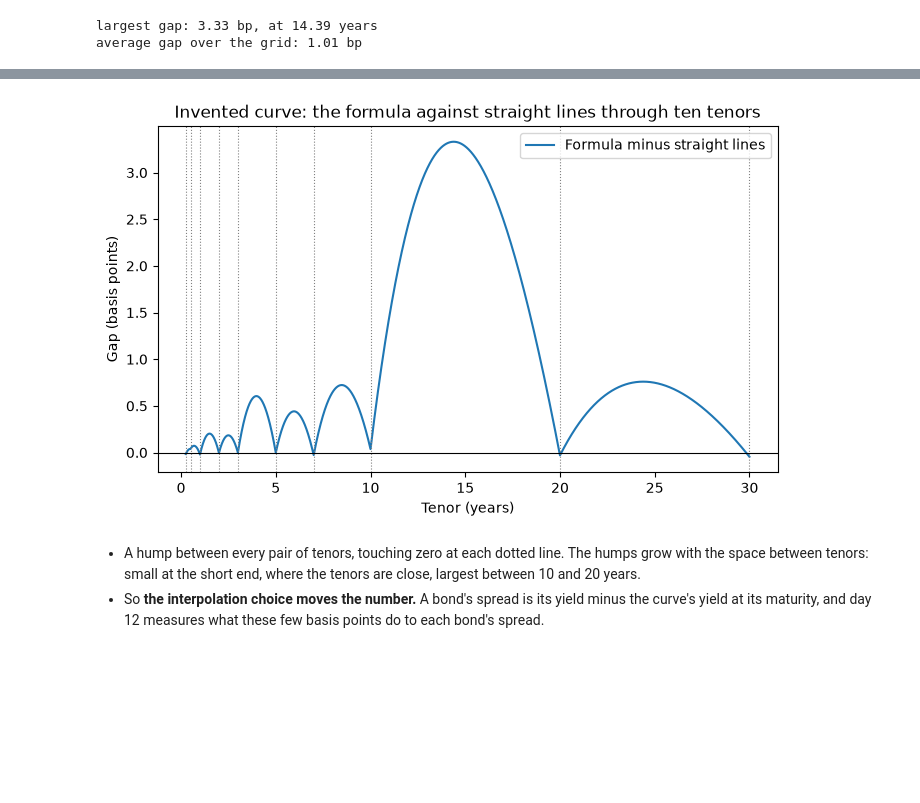
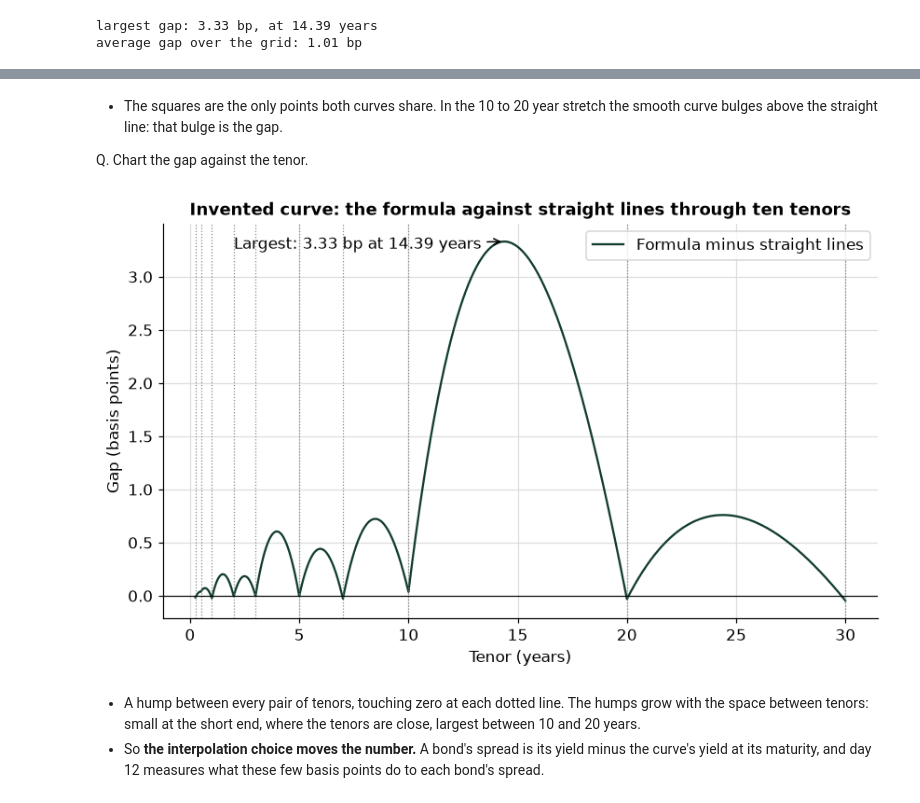
Before and after one commit to lenamonj/python-fixed-income, a Jupyter notebook: course2_bond_math/week3/day1/11_treasury_curve_interpolation.ipynb, the cells around one changed output, grey strips where cells are left out. Cells and saved outputs as stored; diff of their text form; code cells hidden in the pictures; blank space fills up the shorter version.

```diff
--- a/course2_bond_math/week3/day1/11_treasury_curve_interpolation.ipynb
+++ b/course2_bond_math/week3/day1/11_treasury_curve_interpolation.ipynb
@@ -73,6 +81,23 @@ import urllib.request
 from pathlib import Path
 
 import pandas as pd
+
+# the course's chart style, set once here so every chart in the notebook looks the same
+import matplotlib.pyplot as plt
+
+plt.rcParams.update({
+    "figure.figsize": (9, 5),          # width and height of a chart, in inches
+    "figure.dpi": 110,                 # sharpness on screen
+    "font.size": 11,
+    "axes.titlesize": 12,
+    "axes.titleweight": "bold",
+    # the course greens, then a grey, for the first four lines or bars of a chart
+    "axes.prop_cycle": plt.cycler(color=["#123d2f", "#1c7a57", "#7fd1a8", "#8c8c8c"]),
+    "axes.grid": True,                 # light gridlines, as in an Excel chart
+    "grid.color": "#dddddd",
+    "axes.spines.top": False,          # no box line above or to the right of the plot
+    "axes.spines.right": False,
+})
 
 # pytest runs the tests. A Colab runtime may not have it.
 try:
@@ -1363,17 +1487,24 @@ Q. Chart the gap against the tenor.
+# %% [markdown]
+* The squares are the only points both curves share. In the 10 to 20 year stretch the smooth curve bulges above the straight line: that bulge is the gap.
+
+Q. Chart the gap against the tenor.
 # %%
-fig, ax = plt.subplots(figsize=(8, 4.5))
+fig, ax = plt.subplots()
 ax.plot(grid, gap_bp, label="Formula minus straight lines")
 # a dotted line at each of the ten tenors, where the two agree
 for t in invented_tenors:
     ax.axvline(t, color="grey", linestyle=":", linewidth=0.8)
 ax.axhline(0, color="black", linewidth=0.8)
+# mark the largest gap
+ax.annotate(f"Largest: {gap_bp.max():.2f} bp at {grid[gap_bp.argmax()]:.2f} years", (grid[gap_bp.argmax()], gap_bp.max()),
+            textcoords="offset points", xytext=(-190, -5), arrowprops={"arrowstyle": "->"})
 ax.set_title("Invented curve: the formula against straight lines through ten tenors")
 ax.set_xlabel("Tenor (years)")
 ax.set_ylabel("Gap (basis points)")
 ax.legend()
 plt.show()
 # %% [output]
-[figure, old version]
+[figure, new version]
 # %% [markdown]
 * A hump between every pair of tenors, touching zero at each dotted line. The humps grow with the space between tenors: small at the short end, where the tenors are close, largest between 10 and 20 years.
 * So **the interpolation choice moves the number.** A bond's spread is its yield minus the curve's yield at its maturity, and day 12 measures what these few basis points do to each bond's spread.
```
Also changed, not shown: parts of 29 cells of this notebook, 2 other files.
